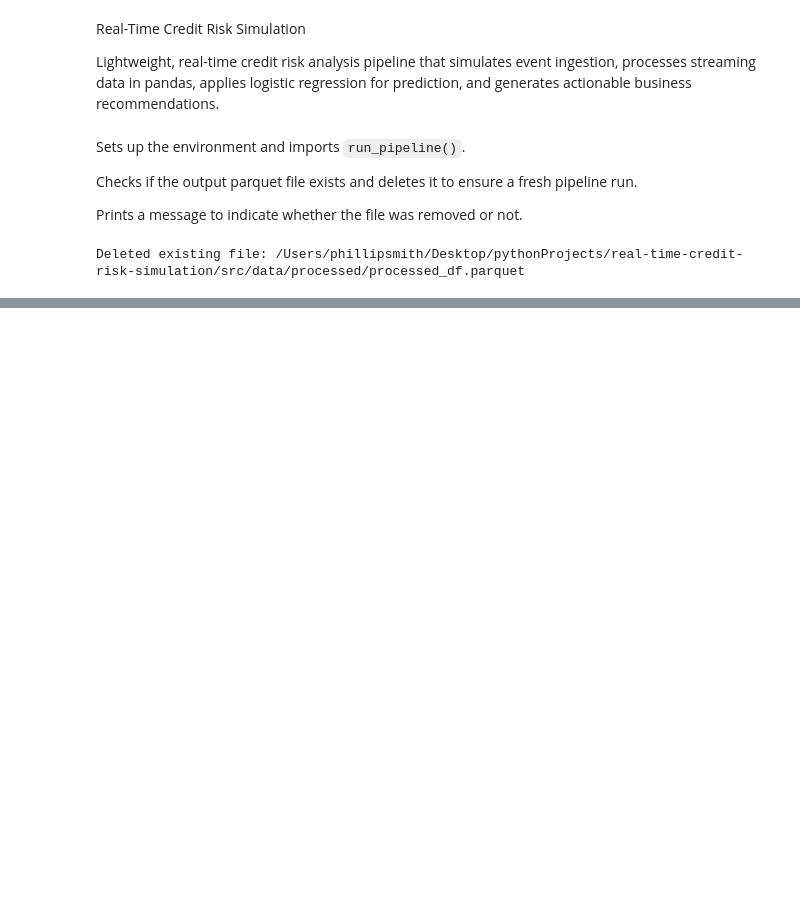
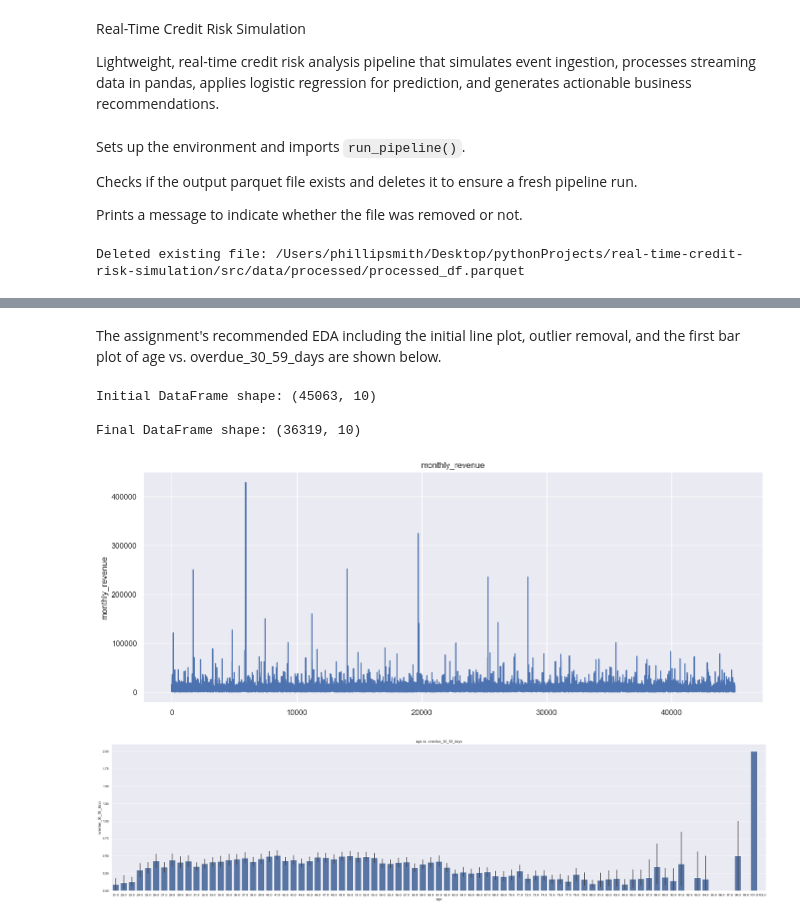
Before and after one commit to PESIII23/real-time-credit-risk-simulation, a Jupyter notebook: src/notebooks/credit_risk_analysis.ipynb, the cells around one changed output, grey strips where cells are left out. Saved outputs shown, nothing was run; the diff lists cells and outputs as text; code cells hidden in the pictures; blank space fills up the shorter version.

Commit message:
added recommended EDA

```diff
--- a/src/notebooks/credit_risk_analysis.ipynb
+++ b/src/notebooks/credit_risk_analysis.ipynb
@@ -165,0 +165,43 @@ df.describe()
+# %% [markdown]
+The assignment's recommended EDA including the initial line plot, outlier removal, and the first bar plot of age vs. overdue_30_59_days are shown below.
+# %%
+# -----------------------------
+# Recommended EDA of the final DataFrame
+# -----------------------------
+if file_path.exists():
+    sns.set_theme()
+    df = pd.read_parquet(file_path, engine='fastparquet')
+    print(f"Initial DataFrame shape: {df.shape}\n")
+
+    """Seaborn and Line Plots"""
+    # plt.figure(figsize=(16,6))
+    # sns.lineplot(data=df['monthly_revenue'])
+
+    """Removing Outliers"""
+    df = df[(df['overdue_90_plus_days'] < 32)] # removes rows where # of overdue payments >= 32 for 90+ days
+    df = df[(df['overdue_60_89_days'] < 32)] # removes rows where # of overdue payments >= 32 for 60-89 days
+    df = df[(df['overdue_30_59_days'] < 32)] # removes rows where # of overdue payments >= 32 for 30-59 days
+    df = df[(df['monthly_revenue'] < 500000)] # removes rows where monthly revenue >= $500,000
+
+    print(f"Final DataFrame shape: {df.shape}\n")
+    plt.figure(figsize=(16,6))
+    plt.title('monthly_revenue')
+    sns.lineplot(data=df['monthly_revenue'])
+
+    """More Types of Visualizations"""
+    plt.figure(figsize=(40,9))
+    plt.title('age vs. overdue_30_59_days')
+    plt.xlabel('age')
+
+    sns.barplot(x=df['age'], y=df['overdue_30_59_days'])
+
+    plt.show()
+
+else:
+    print("Pipeline finished but file was not found.")
+# %% [output]
+Initial DataFrame shape: (45063, 10)
+
+Final DataFrame shape: (36319, 10)
+[figure, added]
+[figure, added]
```
Also changed, not shown: parts of 15 cells of this notebook.
